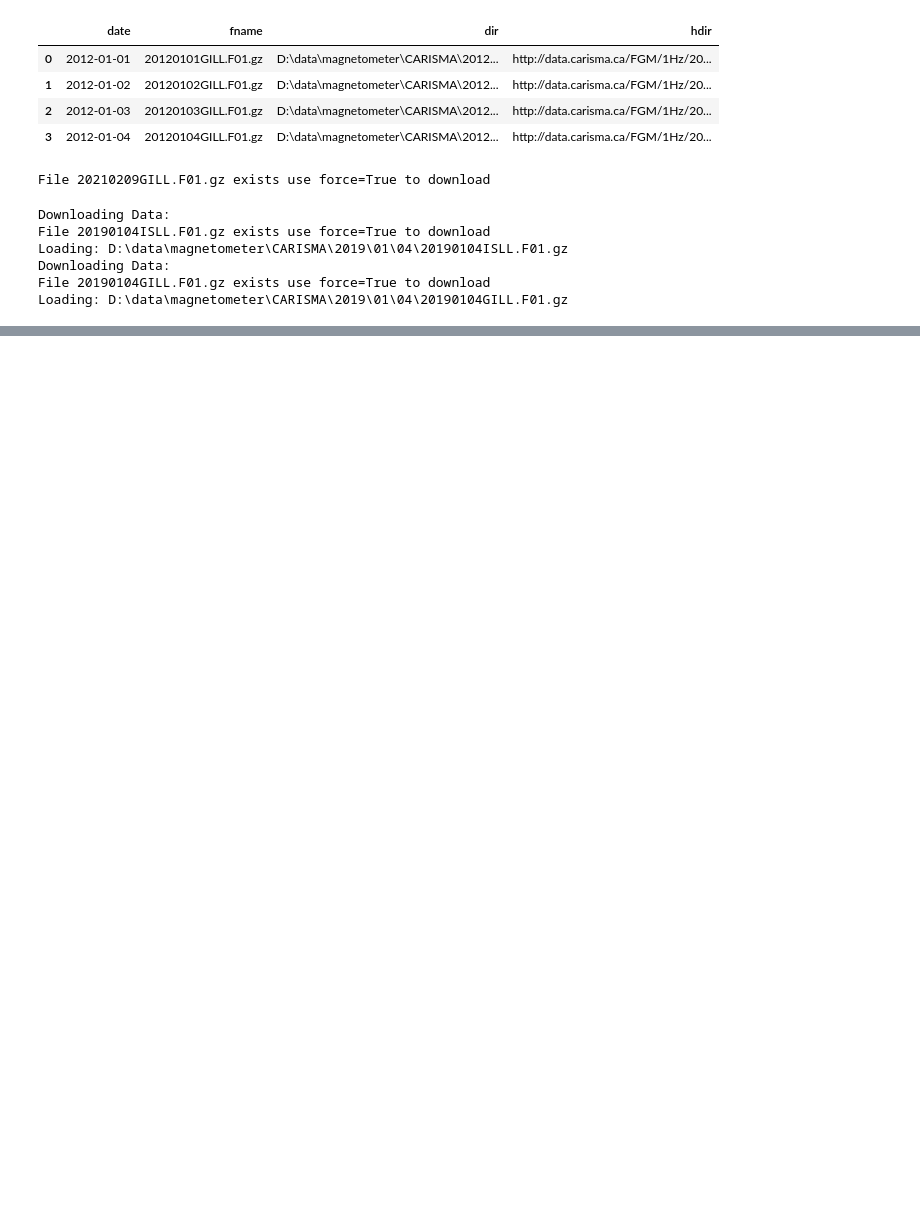
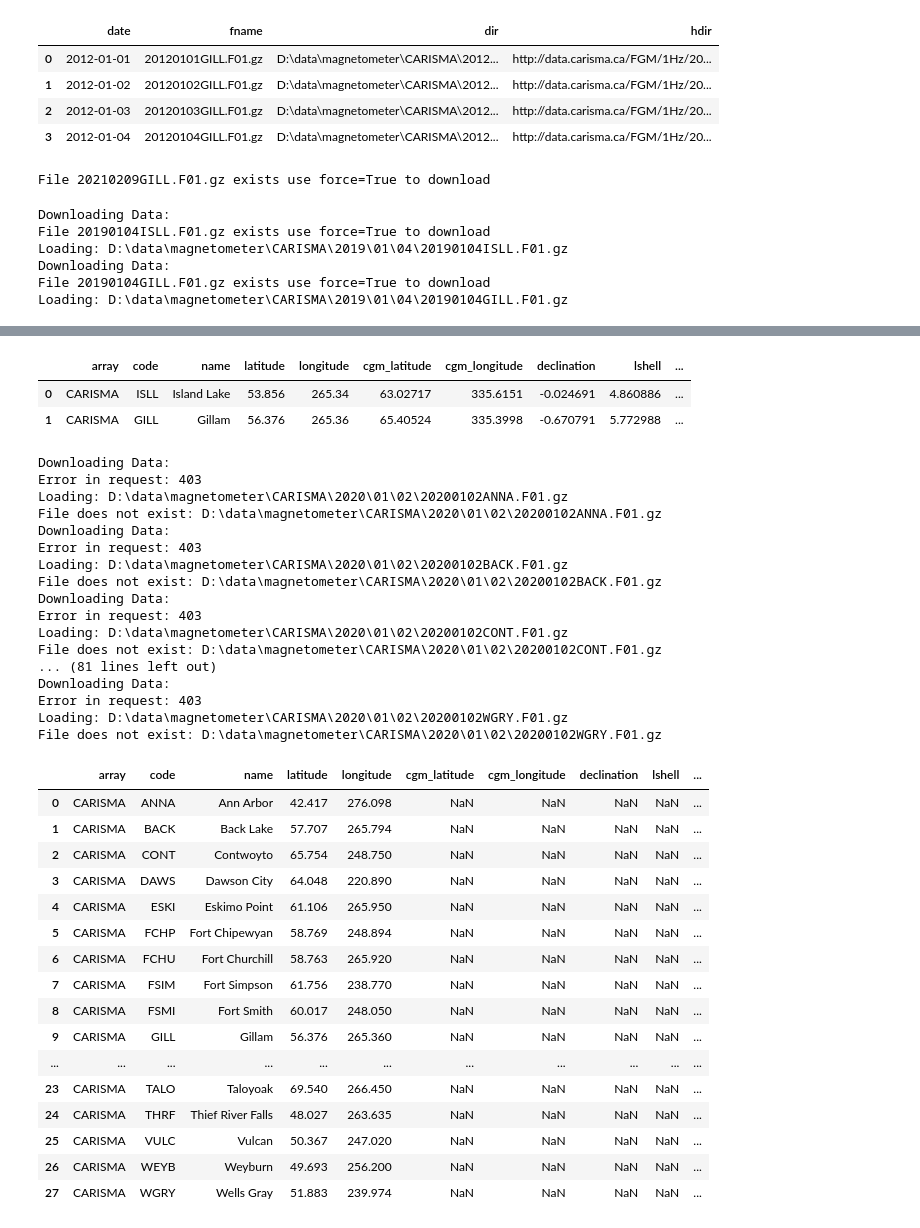
Before and after one commit to kylermurphy/gmag, a Jupyter notebook: notebooks/CARISMA_example.ipynb, the cells around one changed output, grey strips where cells are left out. Drawn from its saved outputs; the diff is of its cells as text; code cells hidden in the pictures; blank space fills up the shorter version.

```diff
--- a/notebooks/CARISMA_example.ipynb
+++ b/notebooks/CARISMA_example.ipynb
@@ -23,8 +32,8 @@ carisma.download('GILL','2021-02-09',ndays=1)
 # %% [output]
 File 20210209GILL.F01.gz exists use force=True to download
 # %%
-#test load data
-df, df2=carisma.load(['ISLL','GILL'],'2019-01-04',ndays=1,drop_flag=False)
+# load data and meta data from 2 sites for a single day
+c_dat, c_meta=carisma.load(['ISLL','GILL'],'2019-01-04',ndays=1,drop_flag=False)
 # %% [output]
 Downloading Data:
 File 20190104ISLL.F01.gz exists use force=True to download
@@ -64,2 +43,0 @@ res
-# %%
-df, df2=carisma.load(['RABB','FSMI','MCMU','FSIM'],'2005-07-17',ndays=1,drop_flag=False)
@@ -119,5 +55,47 @@ df["2005-07-17 07:00:00":"2005-07-17 07:30:00"][p_col].subtract(df[p_col].mean()
+# %%
+# show the meta data
+c_meta
+# %% [output]
+|  | array | code | name | latitude | longitude | cgm_latitude | cgm_longitude | declination | lshell | ... |
+| 0 | CARISMA | ISLL | Island Lake | 53.856 | 265.34 | 63.02717 | 335.6151 | -0.024691 | 4.860886 | ... |
+| 1 | CARISMA | GILL | Gillam | 56.376 | 265.36 | 65.40524 | 335.3998 | -0.670791 | 5.772988 | ... |
 # %%
 # Read in all Carisma Data for a particular day
-from gmag import utils
-car_stn = utils.load_station_coor(param='all',col='array')
-car_stn.head()
+car_stn = utils.load_station_coor(param='CARISMA',col='array')
+c_dat2, c_meta2 = carisma.load(list(car_stn['code']),'2020-01-02')
+c_meta2
+# %% [output]
+Downloading Data:
+Error in request: 403
+Loading: D:\data\magnetometer\CARISMA\2020\01\02\20200102ANNA.F01.gz
+File does not exist: D:\data\magnetometer\CARISMA\2020\01\02\20200102ANNA.F01.gz
+Downloading Data:
+Error in request: 403
+Loading: D:\data\magnetometer\CARISMA\2020\01\02\20200102BACK.F01.gz
+File does not exist: D:\data\magnetometer\CARISMA\2020\01\02\20200102BACK.F01.gz
+Downloading Data:
+Error in request: 403
+Loading: D:\data\magnetometer\CARISMA\2020\01\02\20200102CONT.F01.gz
+File does not exist: D:\data\magnetometer\CARISMA\2020\01\02\20200102CONT.F01.gz
+... (81 lines left out)
+Downloading Data:
+Error in request: 403
+Loading: D:\data\magnetometer\CARISMA\2020\01\02\20200102WGRY.F01.gz
+File does not exist: D:\data\magnetometer\CARISMA\2020\01\02\20200102WGRY.F01.gz
+|  | array | code | name | latitude | longitude | cgm_latitude | cgm_longitude | declination | lshell | ... |
+| 0 | CARISMA | ANNA | Ann Arbor | 42.417 | 276.098 | NaN | NaN | NaN | NaN | ... |
+| 1 | CARISMA | BACK | Back Lake | 57.707 | 265.794 | NaN | NaN | NaN | NaN | ... |
+| 2 | CARISMA | CONT | Contwoyto | 65.754 | 248.750 | NaN | NaN | NaN | NaN | ... |
+| 3 | CARISMA | DAWS | Dawson City | 64.048 | 220.890 | NaN | NaN | NaN | NaN | ... |
+| 4 | CARISMA | ESKI | Eskimo Point | 61.106 | 265.950 | NaN | NaN | NaN | NaN | ... |
+| 5 | CARISMA | FCHP | Fort Chipewyan | 58.769 | 248.894 | NaN | NaN | NaN | NaN | ... |
+| 6 | CARISMA | FCHU | Fort Churchill | 58.763 | 265.920 | NaN | NaN | NaN | NaN | ... |
+| 7 | CARISMA | FSIM | Fort Simpson | 61.756 | 238.770 | NaN | NaN | NaN | NaN | ... |
+| 8 | CARISMA | FSMI | Fort Smith | 60.017 | 248.050 | NaN | NaN | NaN | NaN | ... |
+| 9 | CARISMA | GILL | Gillam | 56.376 | 265.360 | NaN | NaN | NaN | NaN | ... |
+| ... | ... | ... | ... | ... | ... | ... | ... | ... | ... | ... |
+| 23 | CARISMA | TALO | Taloyoak | 69.540 | 266.450 | NaN | NaN | NaN | NaN | ... |
+| 24 | CARISMA | THRF | Thief River Falls | 48.027 | 263.635 | NaN | NaN | NaN | NaN | ... |
+| 25 | CARISMA | VULC | Vulcan | 50.367 | 247.020 | NaN | NaN | NaN | NaN | ... |
+| 26 | CARISMA | WEYB | Weyburn | 49.693 | 256.200 | NaN | NaN | NaN | NaN | ... |
+| 27 | CARISMA | WGRY | Wells Gray | 51.883 | 239.974 | NaN | NaN | NaN | NaN | ... |
```
Also changed, not shown: parts of 25 cells of this notebook, 4 other files.
